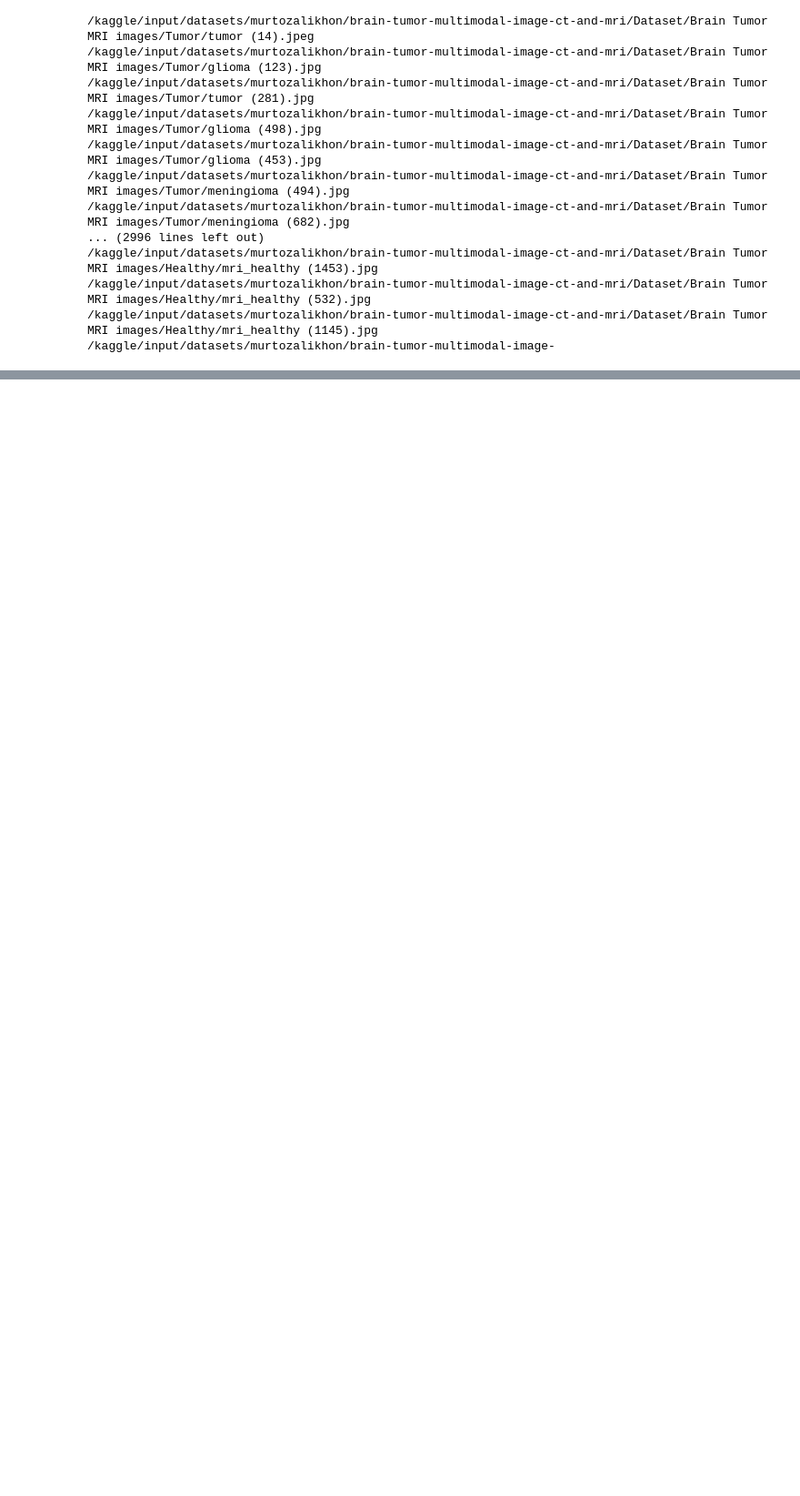
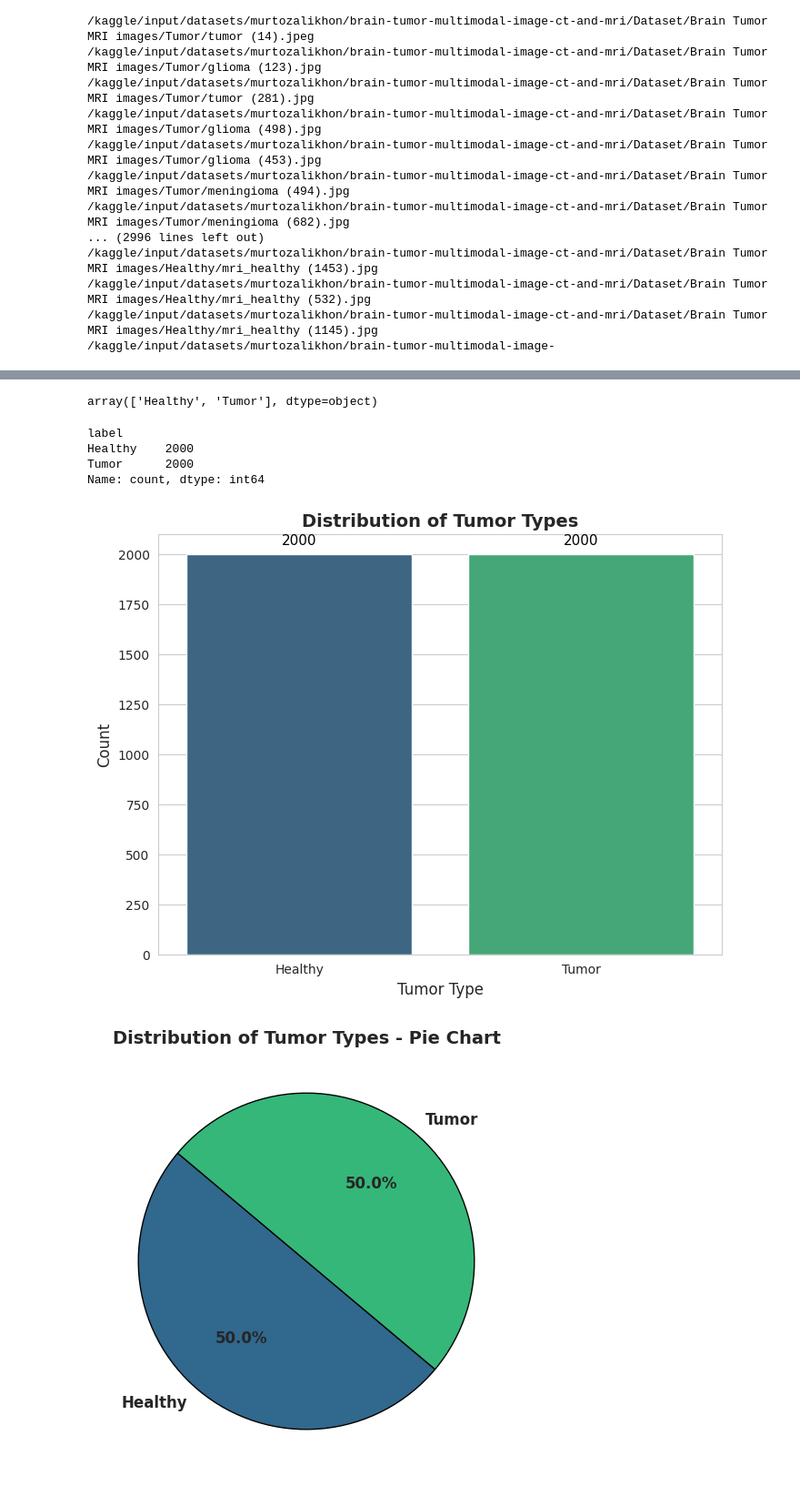
Before and after one commit to Gunjan125/Multimodel-Brain-Tumor-Classification, a Jupyter notebook: multi-model-brain-tumor-classification.ipynb, the cells around one changed output, grey strips where cells are left out. Shown at 91% size. Drawn from its saved outputs; the diff is of its cells as text; code cells hidden in the pictures; blank space fills up the shorter version.

```diff
--- a/multi-model-brain-tumor-classification.ipynb
+++ b/multi-model-brain-tumor-classification.ipynb
@@ -114,0 +327,20 @@ memory usage: 62.6+ KB
+# %%
+import os
+import pandas as pd
+
+image_paths = []
+labels = []
+
+for category in categories:
+    category_path = os.path.join(ct_scan_base_path, category)
+    images = os.listdir(category_path)[:2000]
+
+    for image_name in images:
+        image_path = os.path.join(category_path, image_name)
+        image_paths.append(image_path)
+        labels.append(category)
+
+df2 = pd.DataFrame({
+    "image_path": image_paths,
+    "label": labels
+})
@@ -114,0 +395,44 @@ memory usage: 62.6+ KB
+# %%
+df2['label'].unique()
+# %% [output]
+array(['Healthy', 'Tumor'], dtype=object)
+# %%
+df2['label'].value_counts()
+# %% [output]
+label
+Healthy    2000
+Tumor      2000
+Name: count, dtype: int64
+# %%
+sns.set_style("whitegrid")
+
+fig, ax = plt.subplots(figsize=(8, 6))
+sns.countplot(data=df2, x="label", palette="viridis", ax=ax)
+
+ax.set_title("Distribution of Tumor Types", fontsize=14, fontweight='bold')
+ax.set_xlabel("Tumor Type", fontsize=12)
+ax.set_ylabel("Count", fontsize=12)
+
+for p in ax.patches:
+    ax.annotate(f'{int(p.get_height())}',
+                (p.get_x() + p.get_width() / 2., p.get_height()),
+                ha='center', va='bottom', fontsize=11, color='black',
+                xytext=(0, 5), textcoords='offset points')
+
+plt.show()
+
+label_counts = df2["label"].value_counts()
+
+fig, ax = plt.subplots(figsize=(8, 6))
+colors = sns.color_palette("viridis", len(label_counts))
+
+ax.pie(label_counts, labels=label_counts.index, autopct='%1.1f%%',
+       startangle=140, colors=colors, textprops={'fontsize': 12, 'weight': 'bold'},
+       wedgeprops={'edgecolor': 'black', 'linewidth': 1})
+
+ax.set_title("Distribution of Tumor Types - Pie Chart", fontsize=14, fontweight='bold')
+
+plt.show()
+# %% [output]
+[figure, added]
+[figure, added]
```
Also changed, not shown: parts of 56 cells of this notebook.
